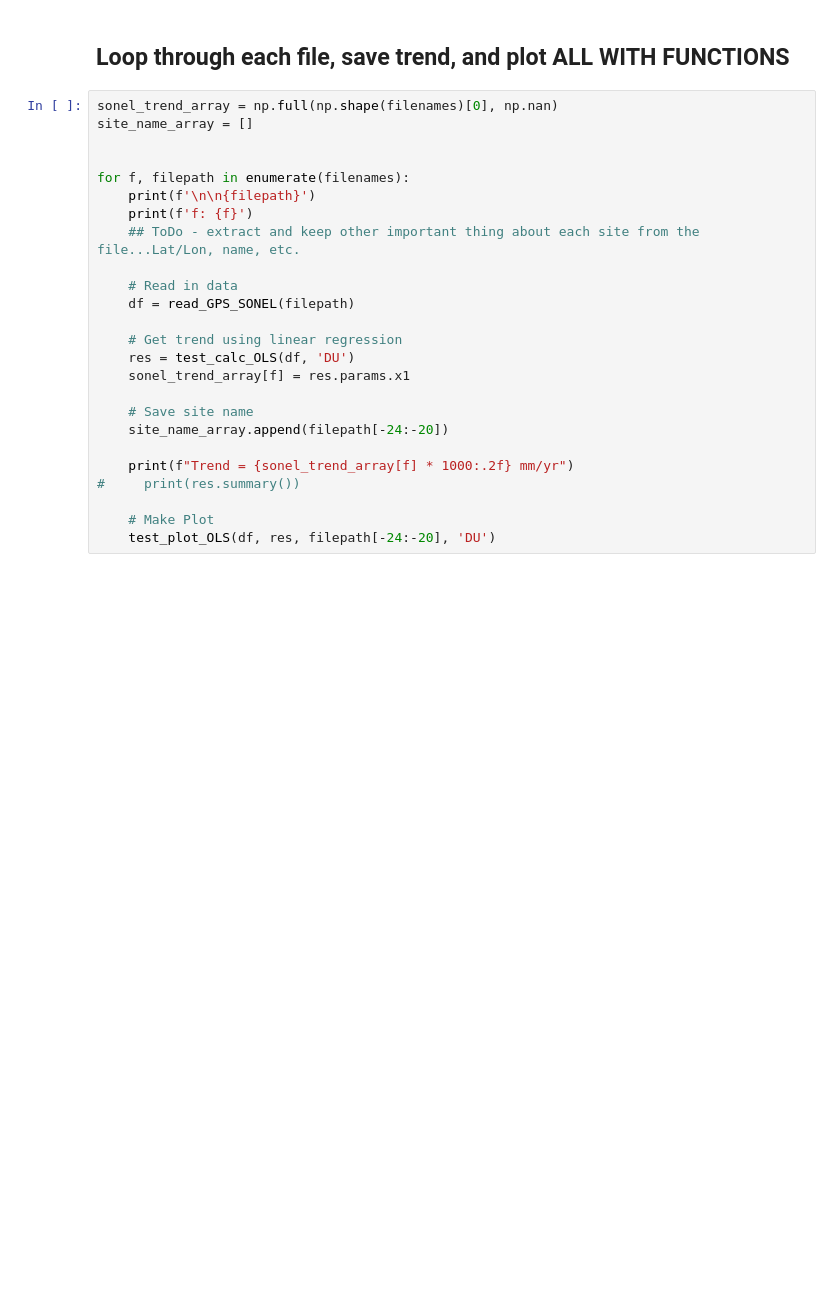
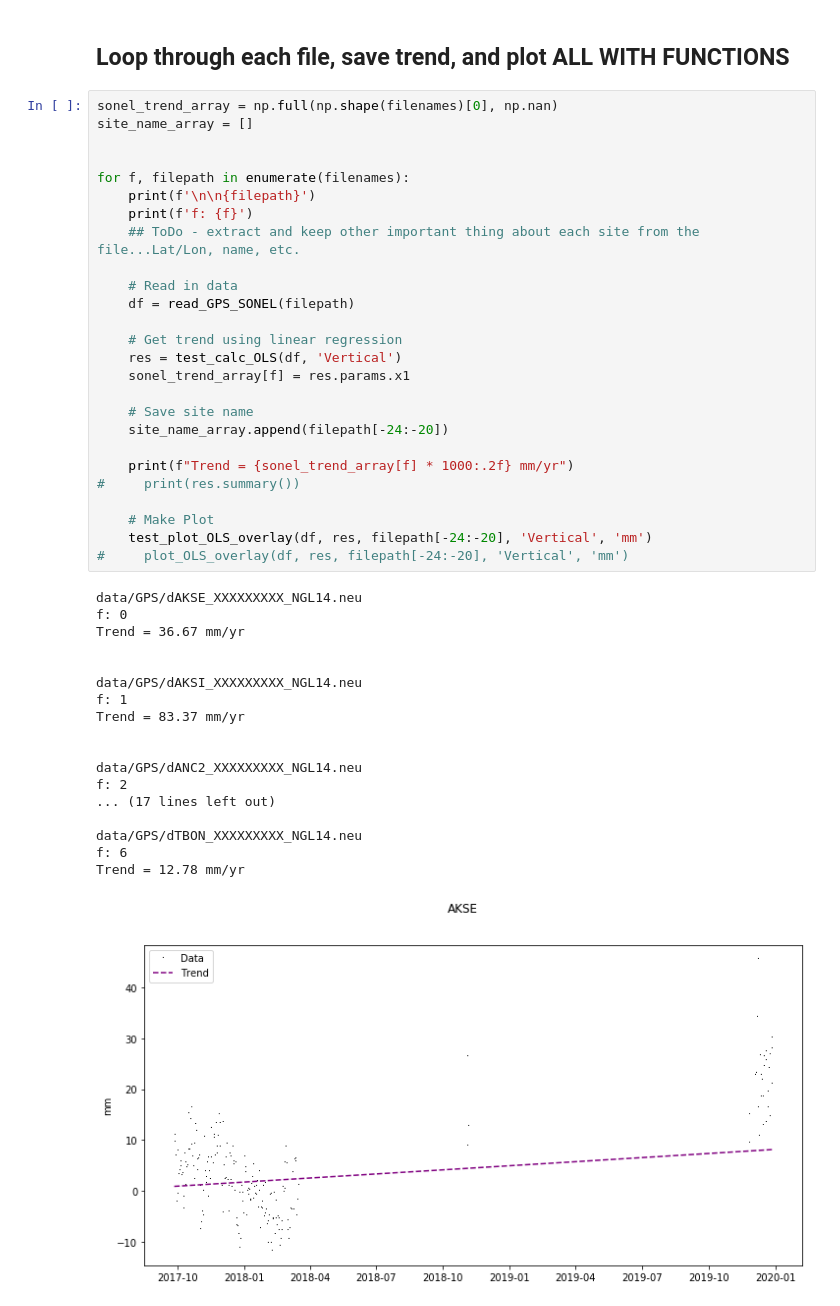
Before and after one commit to ldeo-arctictides/tidegauges-historical, a Jupyter notebook: example_read_GPS.ipynb, the cells around one changed output. Saved outputs shown, nothing was run; the diff lists cells and outputs as text; blank space fills up the shorter version.

```diff
--- a/example_read_GPS.ipynb
+++ b/example_read_GPS.ipynb
@@ -373,25 +371,45 @@ or 9.21 mm/yr
 # %%
 sonel_trend_array = np.full(np.shape(filenames)[0], np.nan)
 site_name_array = []
 
 
 for f, filepath in enumerate(filenames):
     print(f'\n\n{filepath}')
     print(f'f: {f}')
     ## ToDo - extract and keep other important thing about each site from the file...Lat/Lon, name, etc.
 
     # Read in data
     df = read_GPS_SONEL(filepath)
 
     # Get trend using linear regression
-    res = test_calc_OLS(df, 'DU')
+    res = test_calc_OLS(df, 'Vertical')
     sonel_trend_array[f] = res.params.x1
 
     # Save site name
     site_name_array.append(filepath[-24:-20])
 
     print(f"Trend = {sonel_trend_array[f] * 1000:.2f} mm/yr")
 #     print(res.summary())
 
     # Make Plot
-    test_plot_OLS(df, res, filepath[-24:-20], 'DU')
+    test_plot_OLS_overlay(df, res, filepath[-24:-20], 'Vertical', 'mm')
+#     plot_OLS_overlay(df, res, filepath[-24:-20], 'Vertical', 'mm')
+# %% [output]
+data/GPS/dAKSE_XXXXXXXXX_NGL14.neu
+f: 0
+Trend = 36.67 mm/yr
+
+
+data/GPS/dAKSI_XXXXXXXXX_NGL14.neu
+f: 1
+Trend = 83.37 mm/yr
+
+
+data/GPS/dANC2_XXXXXXXXX_NGL14.neu
+f: 2
+... (17 lines left out)
+
+data/GPS/dTBON_XXXXXXXXX_NGL14.neu
+f: 6
+Trend = 12.78 mm/yr
+[figure, added]
```
Also changed, not shown: parts of 9 cells of this notebook, 8 other files.
